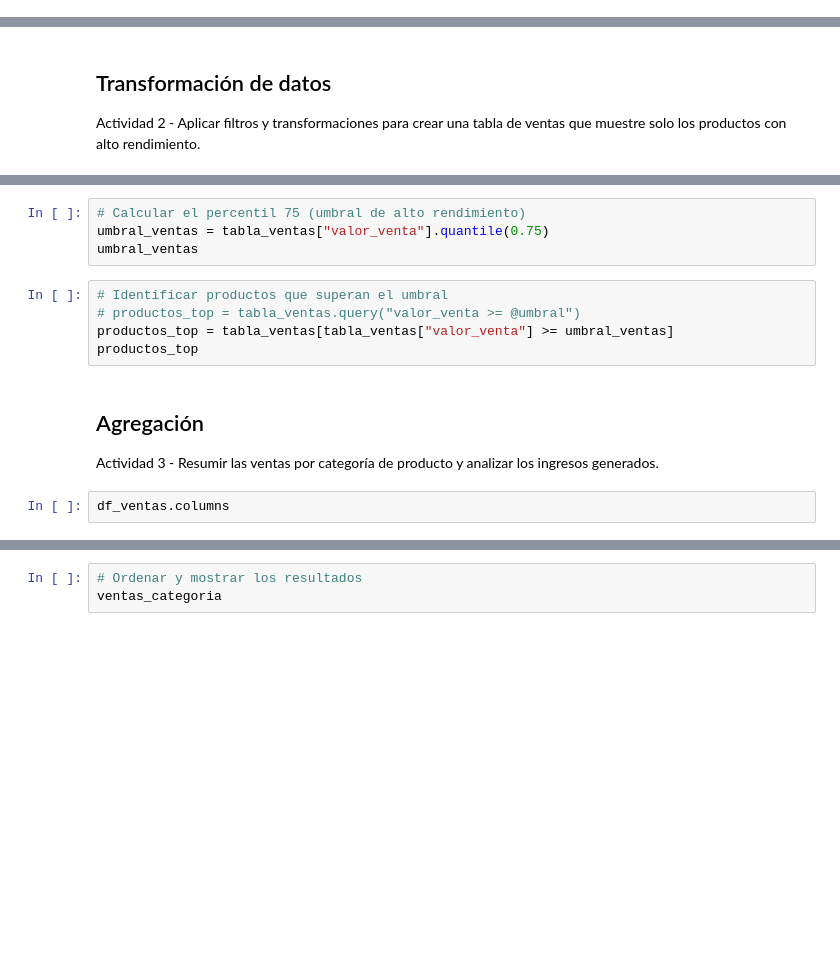
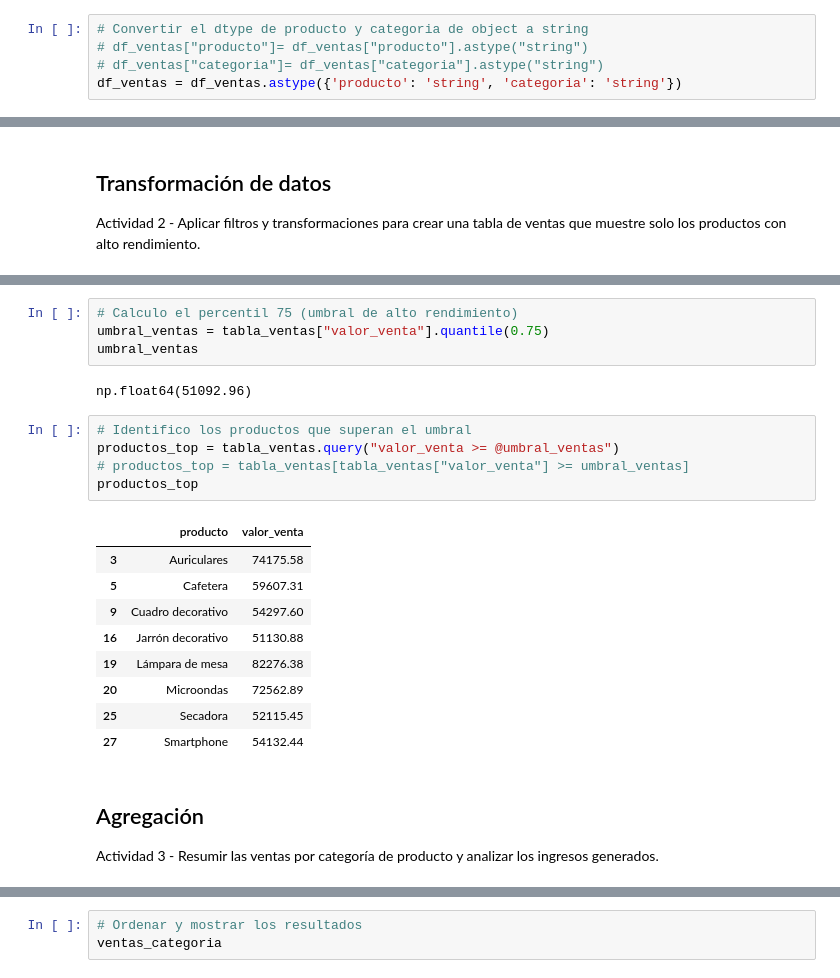
Before and after one commit to FerJGit/TT-2C2025-Data-Analitycs-Notebooks, a Jupyter notebook: PreEntrega/Mis_Archivos/Pre-entrega.ipynb, the cells around one changed output, grey strips where cells are left out. Cells and saved outputs as stored; diff of their text form; blank space fills up the shorter version.

```diff
--- a/PreEntrega/Mis_Archivos/Pre-entrega.ipynb
+++ b/PreEntrega/Mis_Archivos/Pre-entrega.ipynb
@@ -455,0 +608,5 @@ df_ventas['fecha_venta'].dtype
+# %%
+# Convertir el dtype de producto y categoria de object a string
+# df_ventas["producto"]= df_ventas["producto"].astype("string")
+# df_ventas["categoria"]= df_ventas["categoria"].astype("string")
+df_ventas = df_ventas.astype({'producto': 'string', 'categoria': 'string'})
@@ -498,14 +709,24 @@ plt.show()
 # %%
-# Calcular el percentil 75 (umbral de alto rendimiento)
+# Calculo el percentil 75 (umbral de alto rendimiento)
 umbral_ventas = tabla_ventas["valor_venta"].quantile(0.75)
 umbral_ventas
+# %% [output]
+np.float64(51092.96)
 # %%
-# Identificar productos que superan el umbral
-# productos_top = tabla_ventas.query("valor_venta >= @umbral")
-productos_top = tabla_ventas[tabla_ventas["valor_venta"] >= umbral_ventas]
+# Identifico los productos que superan el umbral
+productos_top = tabla_ventas.query("valor_venta >= @umbral_ventas")
+# productos_top = tabla_ventas[tabla_ventas["valor_venta"] >= umbral_ventas]
 productos_top
+# %% [output]
+|  | producto | valor_venta |
+| 3 | Auriculares | 74175.58 |
+| 5 | Cafetera | 59607.31 |
+| 9 | Cuadro decorativo | 54297.60 |
+| 16 | Jarrón decorativo | 51130.88 |
+| 19 | Lámpara de mesa | 82276.38 |
+| 20 | Microondas | 72562.89 |
+| 25 | Secadora | 52115.45 |
+| 27 | Smartphone | 54132.44 |
 # %% [markdown]
 ## Agregación
 Actividad 3 - Resumir las ventas por categoría de producto y analizar los ingresos generados.
-# %%
-df_ventas.columns
```
Also changed, not shown: parts of 63 cells of this notebook.
